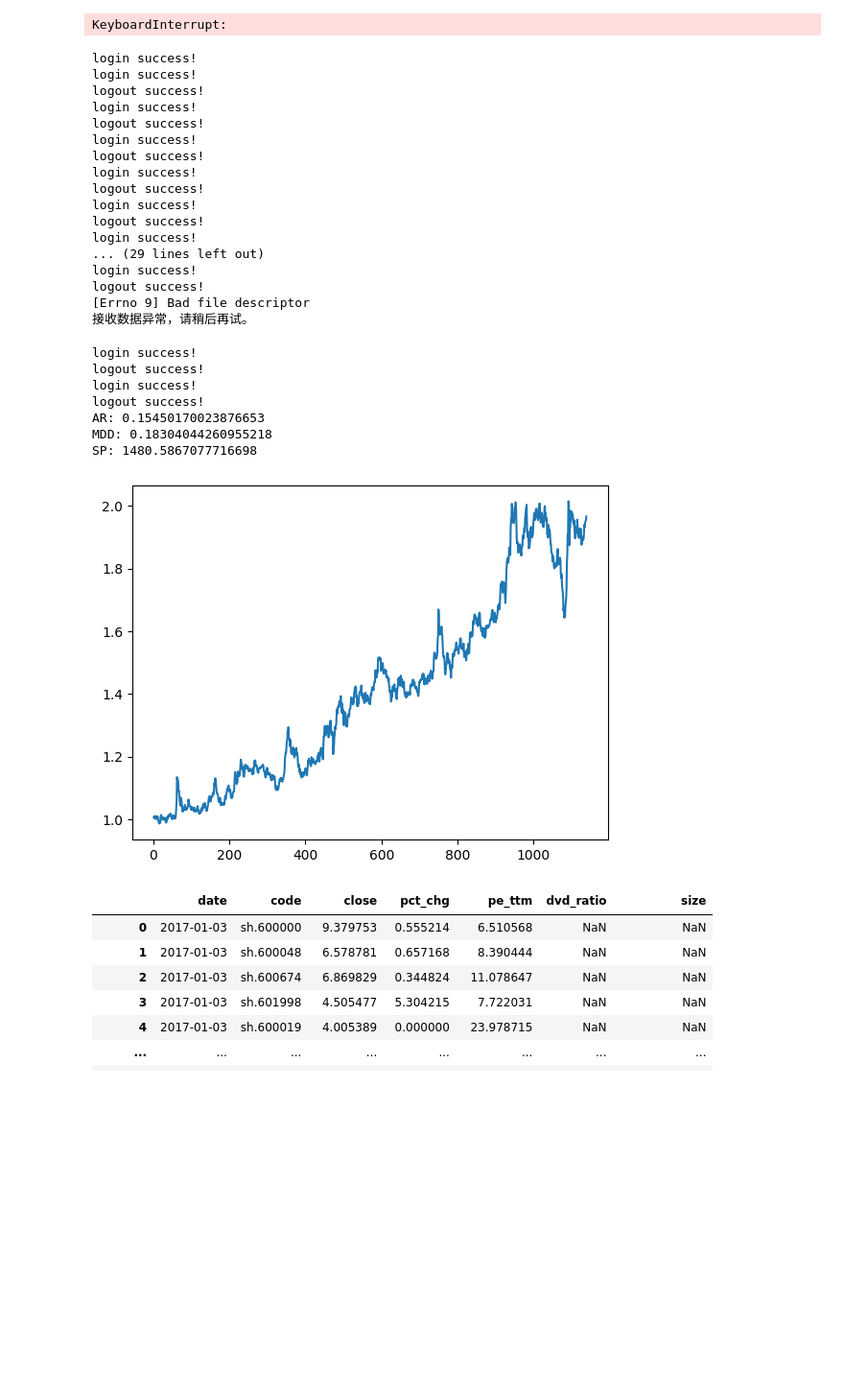
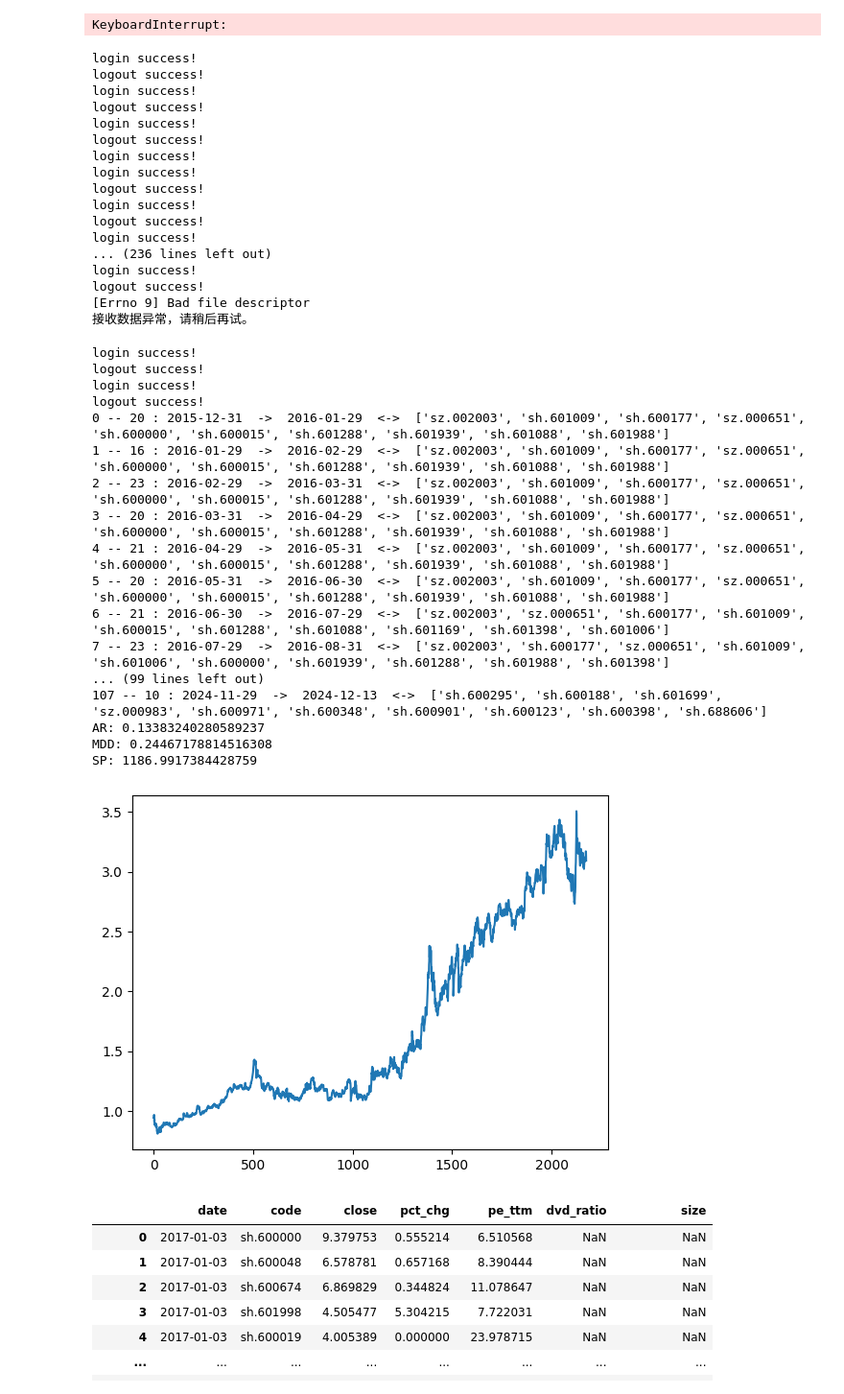
Before and after one commit to lostlau/quant_research, a Jupyter notebook: factor_invest_922.ipynb, the cells around one changed output. Shown at 96% size. Drawn from its saved outputs; the diff is of its cells as text; code cells hidden in the pictures; blank space fills up the shorter version.

```diff
--- a/factor_invest_922.ipynb
+++ b/factor_invest_922.ipynb
@@ -34,7 +33,9 @@ def get_decision_dates(stt_date, end_date, freq='year'):
         target_list_pre = [stt_date]+pd.date_range(start=stt_date, end=end_date, freq='Y').strftime('%Y-%m-%d').tolist()+[end_date]
         target_list = [active_date_list[np.where(np.array(active_date_list) <= d)[0][-1]] for d in target_list_pre]
     elif freq=='half-year':
-        target_list_pre = [stt_date]+pd.date_range(start=stt_date, end=end_date, freq='6M').strftime('%Y-%m-%d').tolist()+[end_date]
+        years = range(datetime.strptime(stt_date, '%Y-%m-%d').year, datetime.strptime(end_date, '%Y-%m-%d').year + 1)
+        dates = [f"{year}-{month}-{day}" for year in years for month, day in [('06','30'), ('12','31')] if stt_date <= f"{year}-{month}-{day}" <= end_date]
+        target_list_pre = [stt_date]+dates+[end_date]
         target_list = [active_date_list[np.where(np.array(active_date_list) <= d)[0][-1]] for d in target_list_pre]
     elif freq=='quarter':
         target_list_pre = [stt_date]+pd.date_range(start=stt_date, end=end_date, freq='Q').strftime('%Y-%m-%d').tolist()+[end_date]
@@ -50,23 +51,25 @@ def stock_selector(df_all, decision_date, topk=10):
     #   规则（按顺序执行）
     #   -- 1. pe在0-30之间
     #   -- 2. 3年股票价格增长趋势为正
-    #   -- 3. 连续3年股息率top(3*K)
-    #   -- 4. 市值最小的topK
+    #   -- 3. 市值最大的top(3*K)
+    #   -- 4. 连续3年股息率topK
     #
     #------------------------------------------------
     df_search = df_all[df_all['date']==decision_date]
 
-    df_search[df_search['pe_ttm'].between(0,30)]
+    df_search = df_search[df_search['pe_ttm'].between(0,30)]
 
     trend_stt_date = np.datetime64(decision_date)-pd.DateOffset(years=3)
     df_search['trend_stt_date']=trend_stt_date
     df_search = pd.merge_asof(df_search.sort_values('trend_stt_date'), df_all[['date','code','close']].sort_values('date').rename(columns={"date":"trend_stt_date","close":"close_trend_stt"}), on='trend_stt_date',by='code')
     df_search['trend_factor'] = df_search['close']/df_search['close_trend_stt']
-    df_search = df_search[df_search['trend_factor']>0]
+    df_search = df_search[df_search['trend_factor']>1]
 
-    df_search = df_search.sort_values('dvd_ratio', ascending=False).head(3*topk)
+    # df_search = df_search.sort_values('dvd_ratio', ascending=False).head(3*topk)
+    # df_search = df_search.sort_values('size', ascending=False).head(3*topk)
 
-    df_ = df_search.sort_values('size', ascending=False).head(topk)
+    # df_ = df_search.sort_values('size', ascending=False).head(topk)
+    df_ = df_search.sort_values('dvd_ratio', ascending=False).head(topk)
 
     return df_['code'].values.tolist()
 
@@ -83,7 +86,7 @@ def backtesting(index_code, stt_date, end_date, df_all, decision_freq='year', st
 
     # 获取总的股票池子
     codes_pool = get_csindex_components(index_code)
-    decision_dates = get_decision_dates(stt_date, end_date)
+    decision_dates = get_decision_dates(stt_date, end_date, freq=decision_freq)
 
     # 开始回测计算
     df_portfolio_list = []
@@ -92,11 +95,11 @@ def backtesting(index_code, stt_date, end_date, df_all, decision_freq='year', st
         end_date_tmp = decision_dates[i+1]
 
         date_list_tmp = active_date_ses[active_date_ses.between(stt_date_tmp, end_date_tmp,inclusive='right')]
-        # print(i,'--',len(date_list_tmp),":",stt_date_tmp," -> ",end_date_tmp)
         # 获取当前日期的股票选择池
         code_list_tmp = get_csindex_components_history(index_code, stt_date_tmp, components_fixed=codes_pool)
         # 选出股票
         stock_selected_list_tmp = stock_selector(df_all, stt_date_tmp, stockselect_topk)
+        print(i,'--',len(date_list_tmp),":",stt_date_tmp," -> ",end_date_tmp," <-> ",stock_selected_list_tmp)
         # 得到选出股票的投资权重
         weight_dict_tmp = stock_allocator(stock_selected_list_tmp)
         # 获取选出股票在该投资period内的所有k线数据
@@ -148,8 +151,8 @@ def get_dividend(code_list, stt_y, end_y, yearType='report'):
 
 
 index_code='000922'
-stt_date = '2020-01-01'
-end_date = '2024-12-11'
+stt_date = '2015-01-01'
+end_date = '2024-12-13'
 decision_freq='year'
 stockselect_topk = 10
 dvd_win_min = 3
@@ -188,7 +191,6 @@ df_profit_plus['size'] = df_profit_plus['pe_ttm']*df_profit_plus['total_share']*
 df_profit_plus_core = df_profit_plus[['code','date','size']]
 df_all_merge = pd.merge(df_all_merge, df_profit_plus_core, on=['date','code'], how='left')
 # %% [output]
-login success!
 login success!
 logout success!
 login success!
@@ -196,11 +198,12 @@ logout success!
 login success!
 logout success!
 login success!
+login success!
 logout success!
 login success!
 logout success!
 login success!
-... (29 lines left out)
+... (236 lines left out)
 login success!
 logout success!
 [Errno 9] Bad file descriptor
@@ -228,20 +231,30 @@ def calc_sharperatio(daily_returns):
     return sharpe_ratio
 # %%
 ##
-df_portfolio = backtesting('000922','2020-04-01','2024-12-11', df_all_merge)
+df_portfolio = backtesting('000922','2016-01-01','2024-12-13', df_all_merge, decision_freq='month',stockselect_topk=10)
 df_portfolio['return_cum'].plot()
 print(f"AR: {calc_annualreturn(df_portfolio['return'].tolist())}")
 print(f"MDD: {calc_maxdrawdown(df_portfolio['return_cum'].tolist())}")
 print(f"SP: {calc_sharperatio(df_portfolio['return'].tolist())}")
 # %% [output]
 login success!
 logout success!
 login success!
 logout success!
-AR: 0.15450170023876653
-MDD: 0.18304044260955218
-SP: 1480.5867077716698
+0 -- 20 : 2015-12-31  ->  2016-01-29  <->  ['sz.002003', 'sh.601009', 'sh.600177', 'sz.000651', 'sh.600000', 'sh.600015', 'sh.601288', 'sh.601939', 'sh.601088', 'sh.601988']
+1 -- 16 : 2016-01-29  ->  2016-02-29  <->  ['sz.002003', 'sh.601009', 'sh.600177', 'sz.000651', 'sh.600000', 'sh.600015', 'sh.601288', 'sh.601939', 'sh.601088', 'sh.601988']
+2 -- 23 : 2016-02-29  ->  2016-03-31  <->  ['sz.002003', 'sh.601009', 'sh.600177', 'sz.000651', 'sh.600000', 'sh.600015', 'sh.601288', 'sh.601939', 'sh.601088', 'sh.601988']
+3 -- 20 : 2016-03-31  ->  2016-04-29  <->  ['sz.002003', 'sh.601009', 'sh.600177', 'sz.000651', 'sh.600000', 'sh.600015', 'sh.601288', 'sh.601939', 'sh.601088', 'sh.601988']
+4 -- 21 : 2016-04-29  ->  2016-05-31  <->  ['sz.002003', 'sh.601009', 'sh.600177', 'sz.000651', 'sh.600000', 'sh.600015', 'sh.601288', 'sh.601939', 'sh.601088', 'sh.601988']
+5 -- 20 : 2016-05-31  ->  2016-06-30  <->  ['sz.002003', 'sh.601009', 'sh.600177', 'sz.000651', 'sh.600000', 'sh.600015', 'sh.601288', 'sh.601939', 'sh.601088', 'sh.601988']
+6 -- 21 : 2016-06-30  ->  2016-07-29  <->  ['sz.002003', 'sz.000651', 'sh.600177', 'sh.601009', 'sh.600015', 'sh.601288', 'sh.601088', 'sh.601169', 'sh.601398', 'sh.601006']
+7 -- 23 : 2016-07-29  ->  2016-08-31  <->  ['sz.002003', 'sh.600177', 'sz.000651', 'sh.601009', 'sh.601006', 'sh.600000', 'sh.601939', 'sh.601288', 'sh.601988', 'sh.601398']
+... (99 lines left out)
+107 -- 10 : 2024-11-29  ->  2024-12-13  <->  ['sh.600295', 'sh.600188', 'sh.601699', 'sz.000983', 'sh.600971', 'sh.600348', 'sh.600901', 'sh.600123', 'sh.600398', 'sh.688606']
+AR: 0.13383240280589237
+MDD: 0.24467178814516308
+SP: 1186.9917384428759
-[figure, old version]
+[figure, new version]
 # %%
 df_all_merge
 # %% [output]
```
Also changed, not shown: parts of 2 cells of this notebook.
